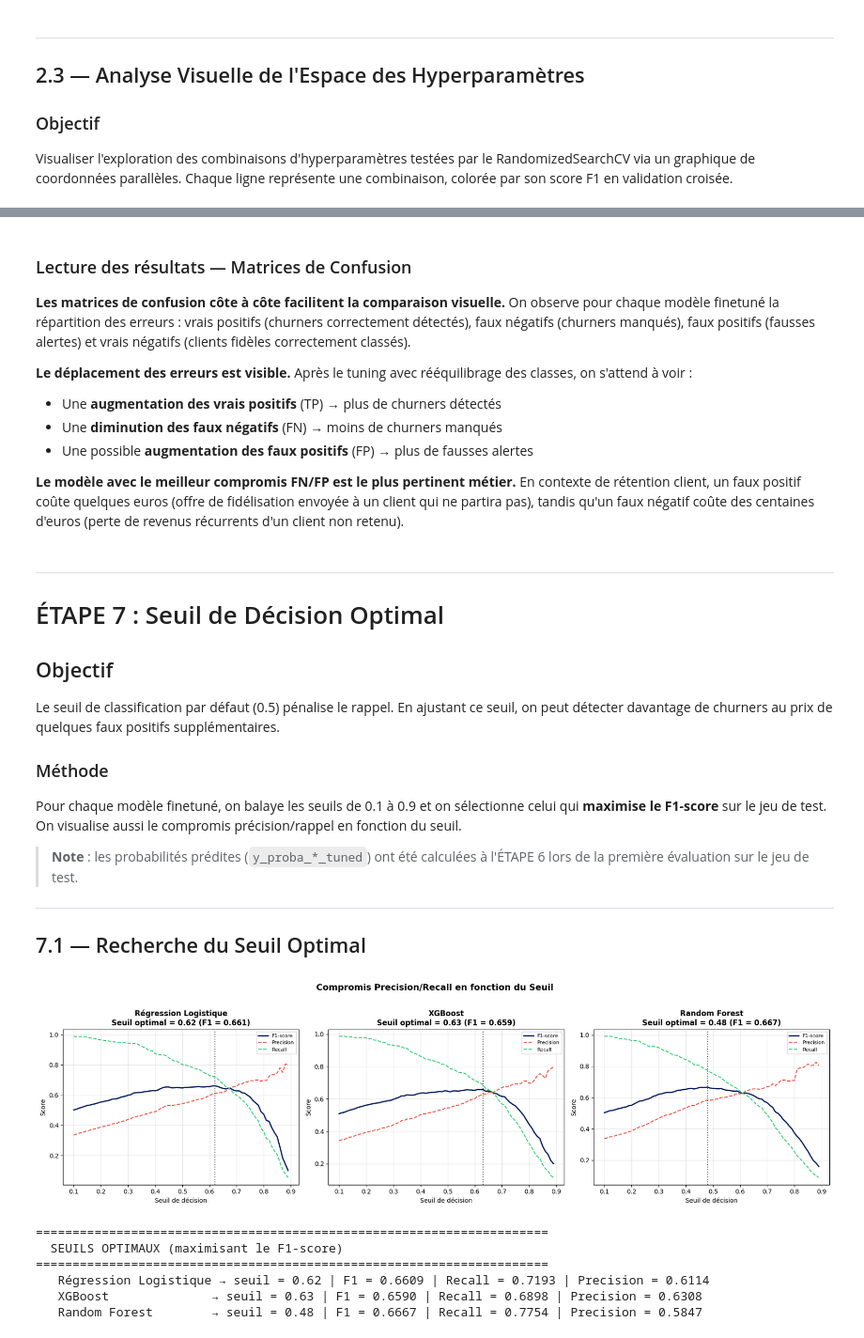
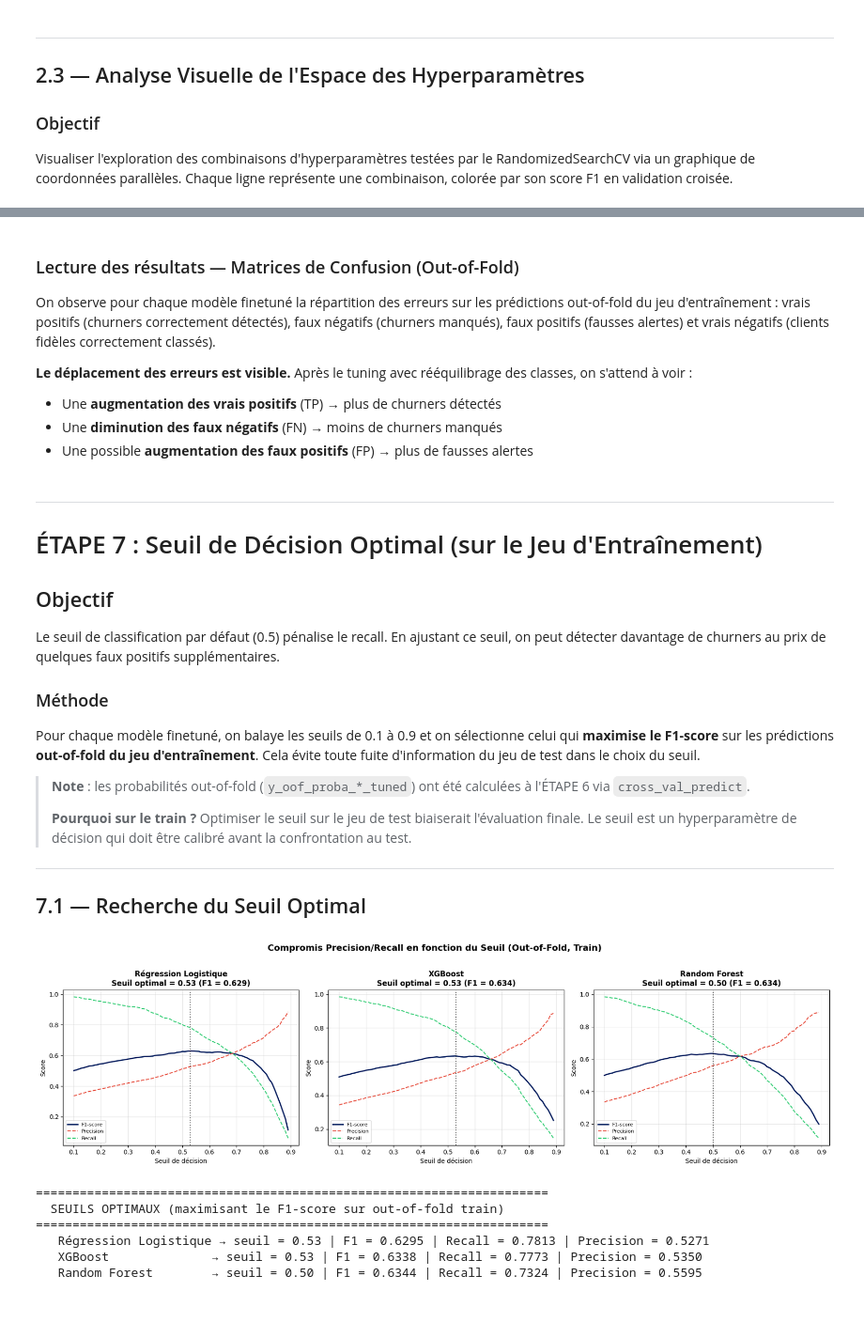
Before and after one commit to Dylan-Jbt/Scoring_de_churn_client, a Jupyter notebook: notebooks/03_finetuned_model.ipynb, the cells around one changed output, grey strips where cells are left out. Shown at 94% size. Saved outputs shown, nothing was run; the diff lists cells and outputs as text; code cells hidden in the pictures; blank space fills up the shorter version.

```diff
--- a/notebooks/03_finetuned_model.ipynb
+++ b/notebooks/03_finetuned_model.ipynb
@@ -1109,23 +1014,23 @@ styled_comp
 # %%
 # ============================================================
-# Matrices de confusion comparatives (modèles tunés)
+# Matrices de confusion comparatives (modèles tunés, out-of-fold)
 # ============================================================
 
 fig, axes = plt.subplots(1, 3, figsize=(18, 5))
 
-modeles_tuned = {
-    'Rég. Logistique (Tuned)': (y_pred_log_tuned, y_proba_log_tuned),
-    'XGBoost (Tuned)': (y_pred_xgb_tuned, y_proba_xgb_tuned),
-    'Random Forest (Tuned)': (y_pred_rf_tuned, y_proba_rf_tuned),
+modeles_tuned_oof = {
+    'Régression Logistique (Tuned)': y_oof_log_tuned,
+    'XGBoost (Tuned)': y_oof_xgb_tuned,
+    'Random Forest (Tuned)': y_oof_rf_tuned,
 }
 
-for ax, (nom, (y_pred, y_proba)) in zip(axes, modeles_tuned.items()):
-    cm = confusion_matrix(y_test, y_pred)
+for ax, (nom, y_pred) in zip(axes, modeles_tuned_oof.items()):
+    cm = confusion_matrix(y_train, y_pred)
     disp = ConfusionMatrixDisplay(confusion_matrix=cm, display_labels=["Non-Churn", "Churn"])
     disp.plot(cmap=plt.cm.Blues, ax=ax)
     ax.set_title(nom, fontsize=12, fontweight="bold")
 
-plt.suptitle("Matrices de Confusion — Modèles Finetunés", fontsize=14, fontweight="bold", y=1.02)
+plt.suptitle("Matrices de Confusion — Modèles Finetunés (Out-of-Fold, Train)", fontsize=14, fontweight="bold", y=1.02)
 plt.tight_layout()
 plt.show()
 # %% [output]
@@ -1133,37 +1038,43 @@ plt.show()
 # %% [markdown]
-### Lecture des résultats — Matrices de Confusion
+### Lecture des résultats — Matrices de Confusion (Out-of-Fold)
 
-**Les matrices de confusion côte à côte facilitent la comparaison visuelle.** On observe pour chaque modèle finetuné la répartition des erreurs : vrais positifs (churners correctement détectés), faux négatifs (churners manqués), faux positifs (fausses alertes) et vrais négatifs (clients fidèles correctement classés).
+On observe pour chaque modèle finetuné la répartition des erreurs sur les prédictions out-of-fold du jeu d'entraînement : vrais positifs (churners correctement détectés), faux négatifs (churners manqués), faux positifs (fausses alertes) et vrais négatifs (clients fidèles correctement classés).
 
 **Le déplacement des erreurs est visible.** Après le tuning avec rééquilibrage des classes, on s'attend à voir :
 - Une **augmentation des vrais positifs** (TP) → plus de churners détectés
 - Une **diminution des faux négatifs** (FN) → moins de churners manqués
 - Une possible **augmentation des faux positifs** (FP) → plus de fausses alertes
-
-**Le modèle avec le meilleur compromis FN/FP est le plus pertinent métier.** En contexte de rétention client, un faux positif coûte quelques euros (offre de fidélisation envoyée à un client qui ne partira pas), tandis qu'un faux négatif coûte des centaines d'euros (perte de revenus récurrents d'un client non retenu).
 # %% [markdown]
 ---
 
-# ÉTAPE 7 : Seuil de Décision Optimal
+# ÉTAPE 7 : Seuil de Décision Optimal (sur le Jeu d'Entraînement)
 
 ## Objectif
-Le seuil de classification par défaut (0.5) pénalise le rappel. En ajustant ce seuil, on peut détecter davantage de churners au prix de quelques faux positifs supplémentaires.
+Le seuil de classification par défaut (0.5) pénalise le recall. En ajustant ce seuil, on peut détecter davantage de churners au prix de quelques faux positifs supplémentaires.
 
 ### Méthode
-Pour chaque modèle finetuné, on balaye les seuils de 0.1 à 0.9 et on sélectionne celui qui **maximise le F1-score** sur le jeu de test. On visualise aussi le compromis précision/rappel en fonction du seuil.
+Pour chaque modèle finetuné, on balaye les seuils de 0.1 à 0.9 et on sélectionne celui qui **maximise le F1-score** sur les prédictions **out-of-fold du jeu d'entraînement**. Cela évite toute fuite d'information du jeu de test dans le choix du seuil.
 
-> **Note** : les probabilités prédites (`y_proba_*_tuned`) ont été calculées à l'ÉTAPE 6 lors de la première évaluation sur le jeu de test.
+> **Note** : les probabilités out-of-fold (`y_oof_proba_*_tuned`) ont été calculées à l'ÉTAPE 6 via `cross_val_predict`.
+>
+> **Pourquoi sur le train ?** Optimiser le seuil sur le jeu de test biaiserait l'évaluation finale. Le seuil est un hyperparamètre de décision qui doit être calibré avant la confrontation au test.
 
 ---
 
 ## 7.1 — Recherche du Seuil Optimal
 # %%
 # ============================================================
-# Recherche du seuil optimal pour chaque modèle finetuné
+# Recherche du seuil optimal sur les prédictions out-of-fold (train)
+# Le jeu de test n'est PAS utilisé ici.
 # ============================================================
 
 def find_optimal_threshold(y_true, y_proba, metric="f1"):
-    """Balaye les seuils et retourne le seuil maximisant le F1-score."""
+
+    """
+    Balaye les seuils et retourne le seuil maximisant le F1-score.
+
+    """
+
     thresholds = np.arange(0.1, 0.9, 0.01)
     scores = []
     for t in thresholds:
@@ -1178,47 +1089,47 @@ def find_optimal_threshold(y_true, y_proba, metric="f1"):
     df_scores = pd.DataFrame(scores)
     best_idx = df_scores['f1'].idxmax()
     return df_scores, df_scores.iloc[best_idx]
 
-# Recherche pour les 3 modèles tunés
-probas_tuned = {
-    'Régression Logistique': y_proba_log_tuned,
-    'XGBoost': y_proba_xgb_tuned,
-    'Random Forest': y_proba_rf_tuned,
+# Recherche pour les 3 modèles tunés (sur prédictions out-of-fold)
+probas_tuned_oof = {
+    'Régression Logistique': y_oof_proba_log_tuned,
+    'XGBoost': y_oof_proba_xgb_tuned,
+    'Random Forest': y_oof_proba_rf_tuned,
 }
 
 fig, axes = plt.subplots(1, 3, figsize=(18, 5))
 best_thresholds = {}
 
-for ax, (nom, proba) in zip(axes, probas_tuned.items()):
-    df_scores, best = find_optimal_threshold(y_test, proba)
+for ax, (nom, proba) in zip(axes, probas_tuned_oof.items()):
+    df_scores, best = find_optimal_threshold(y_train, proba)
     best_thresholds[nom] = best
 
     ax.plot(df_scores['seuil'], df_scores['f1'], label='F1-score', linewidth=2, color='#011c5d')
     ax.plot(df_scores['seuil'], df_scores['precision'], label='Precision', linewidth=1.5, linestyle='--', color='#e74c3c')
     ax.plot(df_scores['seuil'], df_scores['recall'], label='Recall', linewidth=1.5, linestyle='--', color='#2ecc71')
     ax.axvline(x=best['seuil'], color='black', linestyle=':', alpha=0.7)
     ax.set_xlabel('Seuil de décision')
     ax.set_ylabel('Score')
     ax.set_title(f"{nom}\nSeuil optimal = {best['seuil']:.2f} (F1 = {best['f1']:.3f})", fontweight='bold')
     ax.legend(fontsize=8)
     ax.grid(True, alpha=0.3)
 
-plt.suptitle("Compromis Precision/Recall en fonction du Seuil", fontsize=14, fontweight="bold", y=1.02)
+plt.suptitle("Compromis Precision/Recall en fonction du Seuil (Out-of-Fold, Train)", fontsize=14, fontweight="bold", y=1.02)
 plt.tight_layout()
 plt.show()
 
 # Résumé des seuils optimaux
 print("=" * 70)
-print("  SEUILS OPTIMAUX (maximisant le F1-score)")
+print("  SEUILS OPTIMAUX (maximisant le F1-score sur out-of-fold train)")
 print("=" * 70)
 for nom, best in best_thresholds.items():
     print(f"   {nom:20s} → seuil = {best['seuil']:.2f} | F1 = {best['f1']:.4f} | Recall = {best['recall']:.4f} | Precision = {best['precision']:.4f}")
 # %% [output]
-[figure, old version]
+[figure, new version]
 ======================================================================
-  SEUILS OPTIMAUX (maximisant le F1-score)
+  SEUILS OPTIMAUX (maximisant le F1-score sur out-of-fold train)
 ======================================================================
-   Régression Logistique → seuil = 0.62 | F1 = 0.6609 | Recall = 0.7193 | Precision = 0.6114
-   XGBoost              → seuil = 0.63 | F1 = 0.6590 | Recall = 0.6898 | Precision = 0.6308
-   Random Forest        → seuil = 0.48 | F1 = 0.6667 | Recall = 0.7754 | Precision = 0.5847
+   Régression Logistique → seuil = 0.53 | F1 = 0.6295 | Recall = 0.7813 | Precision = 0.5271
+   XGBoost              → seuil = 0.53 | F1 = 0.6338 | Recall = 0.7773 | Precision = 0.5350
+   Random Forest        → seuil = 0.50 | F1 = 0.6344 | Recall = 0.7324 | Precision = 0.5595
 # %% [markdown]
```
Also changed, not shown: parts of 45 cells of this notebook, 2 other files.
